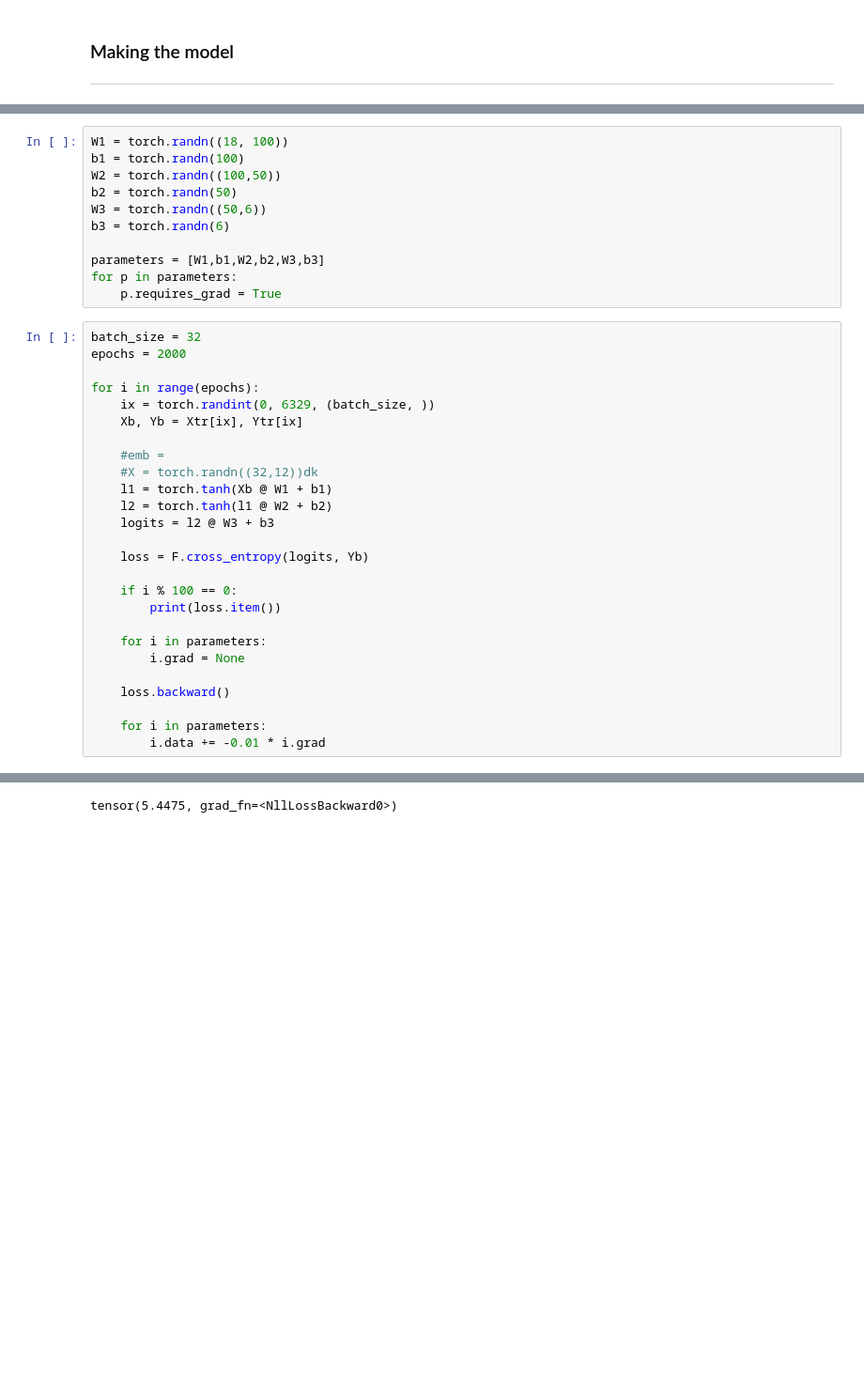
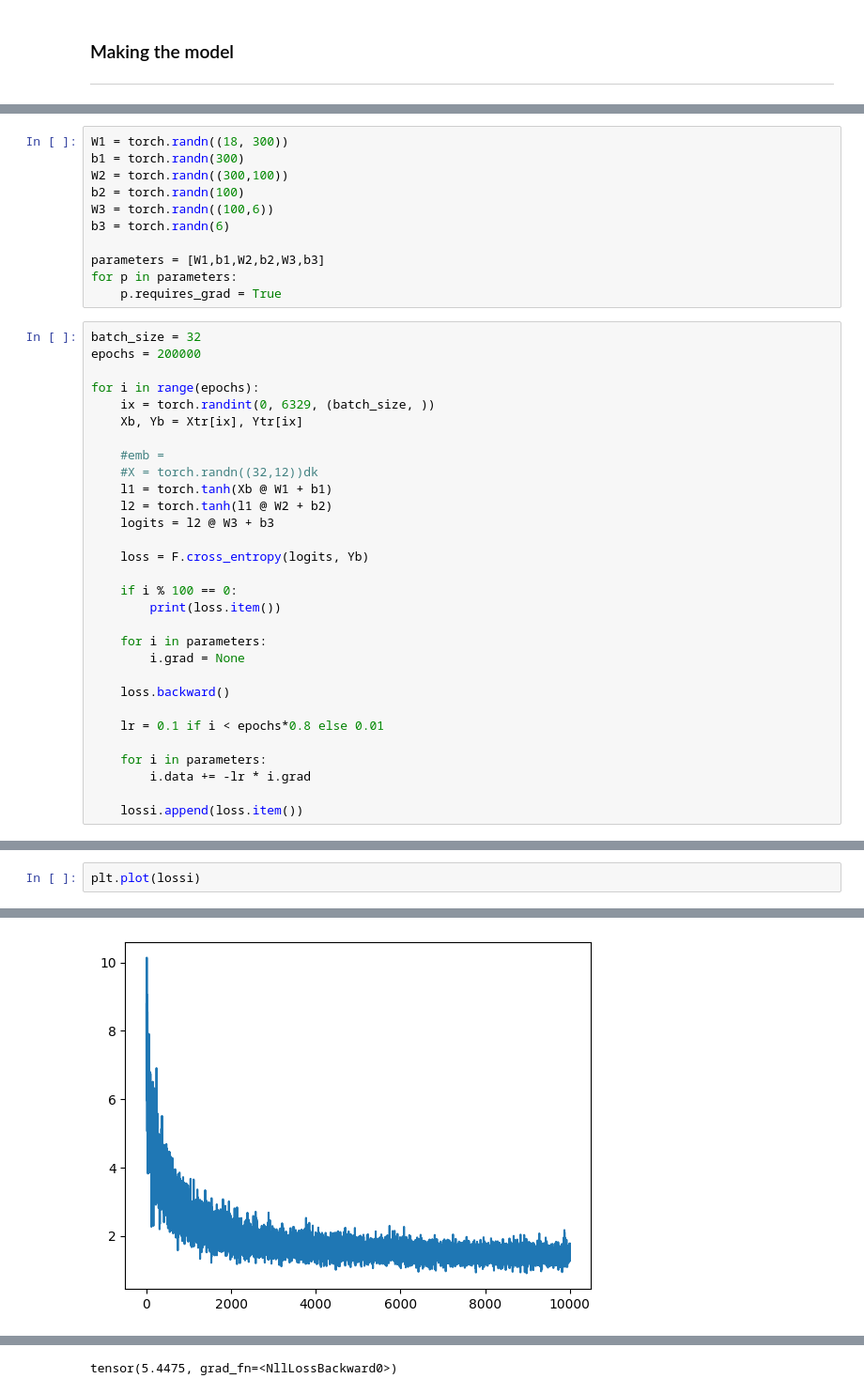
Before and after one commit to ron0studios/DnDRace, a Jupyter notebook: Main.ipynb, the cells around one changed output, grey strips where cells are left out. Shown at 94% size. Cells and saved outputs as stored; diff of their text form; blank space fills up the shorter version.

```diff
--- a/Main.ipynb
+++ b/Main.ipynb
@@ -115,9 +173,9 @@ torch.float32
 # %%
-W1 = torch.randn((18, 100))
-b1 = torch.randn(100)
-W2 = torch.randn((100,50))
-b2 = torch.randn(50)
-W3 = torch.randn((50,6))
+W1 = torch.randn((18, 300))
+b1 = torch.randn(300)
+W2 = torch.randn((300,100))
+b2 = torch.randn(100)
+W3 = torch.randn((100,6))
 b3 = torch.randn(6)
 
 parameters = [W1,b1,W2,b2,W3,b3]
@@ -125,7 +183,7 @@ for p in parameters:
     p.requires_grad = True
 # %%
 batch_size = 32
-epochs = 2000
+epochs = 200000
 
 for i in range(epochs):
     ix = torch.randint(0, 6329, (batch_size, ))
@@ -147,6 +205,10 @@ for i in range(epochs):
 
     loss.backward()
 
+    lr = 0.1 if i < epochs*0.8 else 0.01
+
     for i in parameters:
-        i.data += -0.01 * i.grad
+        i.data += -lr * i.grad
+
+    lossi.append(loss.item())
 # %% [output]
@@ -193,0 +232,3 @@ charsplit("hello there")
+# %%
+plt.plot(lossi)
+# %% [output]
@@ -194,3 +236,4 @@ charsplit("hello there")
+[figure, added]
 # %%
 # test data
 testing = [d.split(",") for d in open("data/testdata").read().splitlines()]
```
Also changed, not shown: parts of 8 cells of this notebook, 1 other file.
